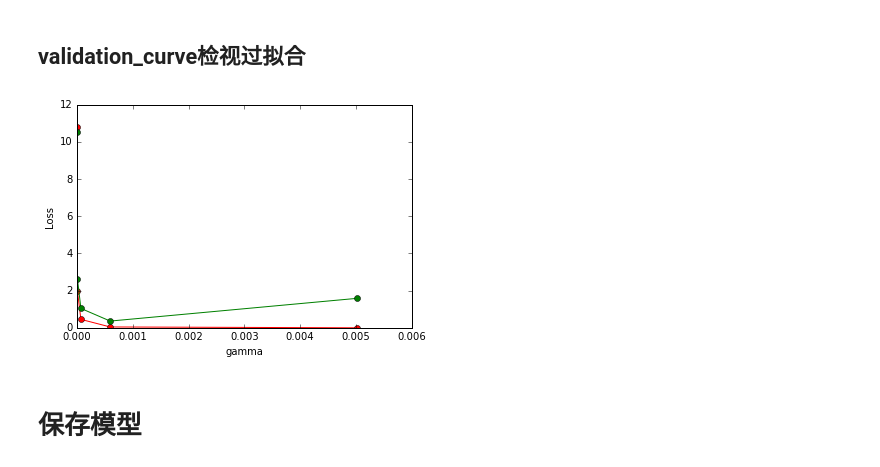
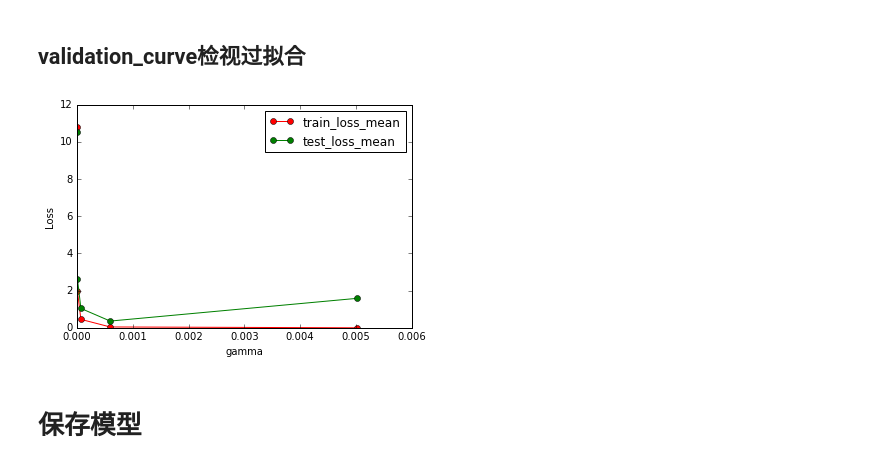
Before and after one commit to futheads/Python-study, a Jupyter notebook: sklearn/Sklearn-study.ipynb, the cells around one changed output. Drawn from its saved outputs; the diff is of its cells as text; code cells hidden in the pictures.

```diff
--- a/sklearn/Sklearn-study.ipynb
+++ b/sklearn/Sklearn-study.ipynb
@@ -260,27 +260,28 @@ plt.show()
 # %%
 from sklearn.learning_curve import validation_curve
 
 # 建立参数测试集
 param_range = np.logspace(-6, -2.3, 5)
 
 # 使用validation_curve快速找出参数对模型的影响
 train_loss, test_loss = validation_curve(SVC(), X, y, param_name="gamma",
                                          param_range=param_range, cv=10,
                                          scoring="neg_mean_squared_error")
 # 平均每一轮的平均方差
 train_loss_mean = -np.mean(train_loss, axis=1)
 test_loss_mean = -np.mean(test_loss, axis=1)
 
 # 可视化图形
+plt.plot(param_range, train_loss_mean, "o-", label="train_loss_mean", color="r")
+plt.plot(param_range, test_loss_mean, "o-", label="test_loss_mean", color="g")
+
 plt.xlabel("gamma")
 plt.ylabel("Loss")
 plt.legend(loc='best')
-plt.plot(param_range, train_loss_mean, 'o-', color="r")
-plt.plot(param_range, test_loss_mean, 'o-', color="g")
 
 plt.show()
 # %% [output]
-[figure, old version]
+[figure, new version]
 # %% [markdown]
 # 保存模型
 # %% [markdown]
```
Also changed, not shown: parts of 6 cells of this notebook, 3 other files.
